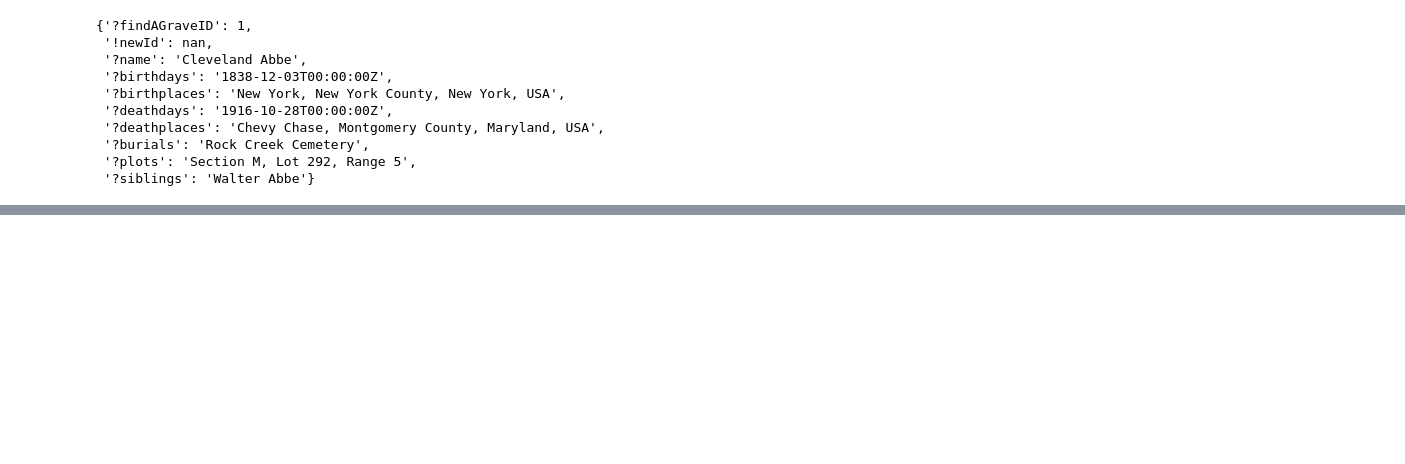
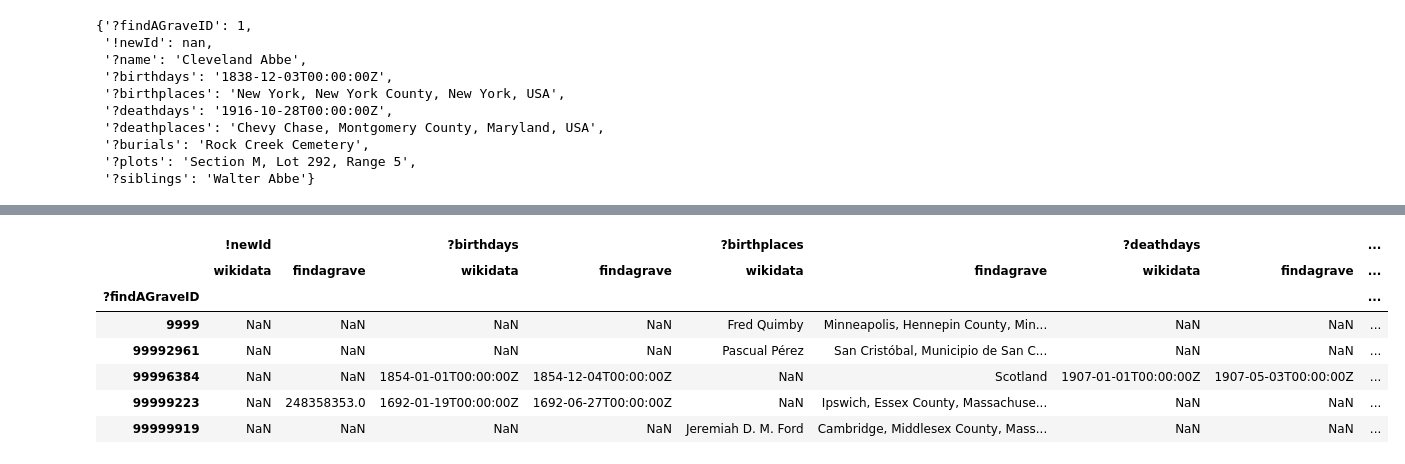
Before and after one commit to funblaster22/Wikidata-Purdue-Data-Mine, a Jupyter notebook: MismatchGeneration/finda_grave/finda_grave.ipynb, the cells around one changed output, grey strips where cells are left out. Drawn from its saved outputs; the diff is of its cells as text; code cells hidden in the pictures; blank space fills up the shorter version.

Commit message:
make data comparable

```diff
--- a/MismatchGeneration/finda_grave/finda_grave.ipynb
+++ b/MismatchGeneration/finda_grave/finda_grave.ipynb
@@ -136,0 +136,8 @@ acc[0]
+# %%
+# Not fully implemented
+wd_entries.drop(columns=["?fathers", "?mothers", "?siblings"], inplace=True)
+
+# Normalizу dfs
+wd_entries.insert(loc=0, column="!newId", value=np.NaN)
+columns_to_drop = [col for col in wd_entries.columns if '_guid' in col]
+comparable_wd_entries = wd_entries.drop(columns=[*columns_to_drop, "?person"])
@@ -136,0 +164,12 @@ acc[0]
+# %%
+grave_entries = pd.read_csv("findagrave_entries.csv", index_col="?findAGraveID")
+# %%
+# Thanks to https://stackoverflow.com/a/61954604
+def drop_uncommon_rows(df1: pd.DataFrame, df2: pd.DataFrame):
+    return df1[df1.index.isin(df2.index)]
+comparable_wd_entries = drop_uncommon_rows(comparable_wd_entries, grave_entries)
+grave_entries = drop_uncommon_rows(grave_entries, comparable_wd_entries)
+# %%
+# Not sure if correctly distinguished between siblings or parents, so remove
+grave_entries.drop(columns=["?siblings"], inplace=True)
+grave_entries.tail()
@@ -136,0 +187,14 @@ acc[0]
+# %%
+# Docs: https://pandas.pydata.org/pandas-docs/stable/reference/api/pandas.DataFrame.compare.html
+diff = comparable_wd_entries.compare(grave_entries, align_axis=1, result_names=("wikidata", "findagrave"))
+diff.drop(columns=["?name"], inplace=True)
+diff.tail()
+# %% [output]
+|  | !newId |  | ?birthdays |  | ?birthplaces |  | ?deathdays |  | ... |
+|  | wikidata | findagrave | wikidata | findagrave | wikidata | findagrave | wikidata | findagrave | ... |
+| ?findAGraveID |  |  |  |  |  |  |  |  | ... |
+| 9999 | NaN | NaN | NaN | NaN | Fred Quimby | Minneapolis, Hennepin County, Min... | NaN | NaN | ... |
+| 99992961 | NaN | NaN | NaN | NaN | Pascual Pérez | San Cristóbal, Municipio de San C... | NaN | NaN | ... |
+| 99996384 | NaN | NaN | 1854-01-01T00:00:00Z | 1854-12-04T00:00:00Z | NaN | Scotland | 1907-01-01T00:00:00Z | 1907-05-03T00:00:00Z | ... |
+| 99999223 | NaN | 248358353.0 | 1692-01-19T00:00:00Z | 1692-06-27T00:00:00Z | NaN | Ipswich, Essex County, Massachuse... | NaN | NaN | ... |
+| 99999919 | NaN | NaN | NaN | NaN | Jeremiah D. M. Ford | Cambridge, Middlesex County, Mass... | NaN | NaN | ... |
```
Also changed, not shown: parts of 12 cells of this notebook.
